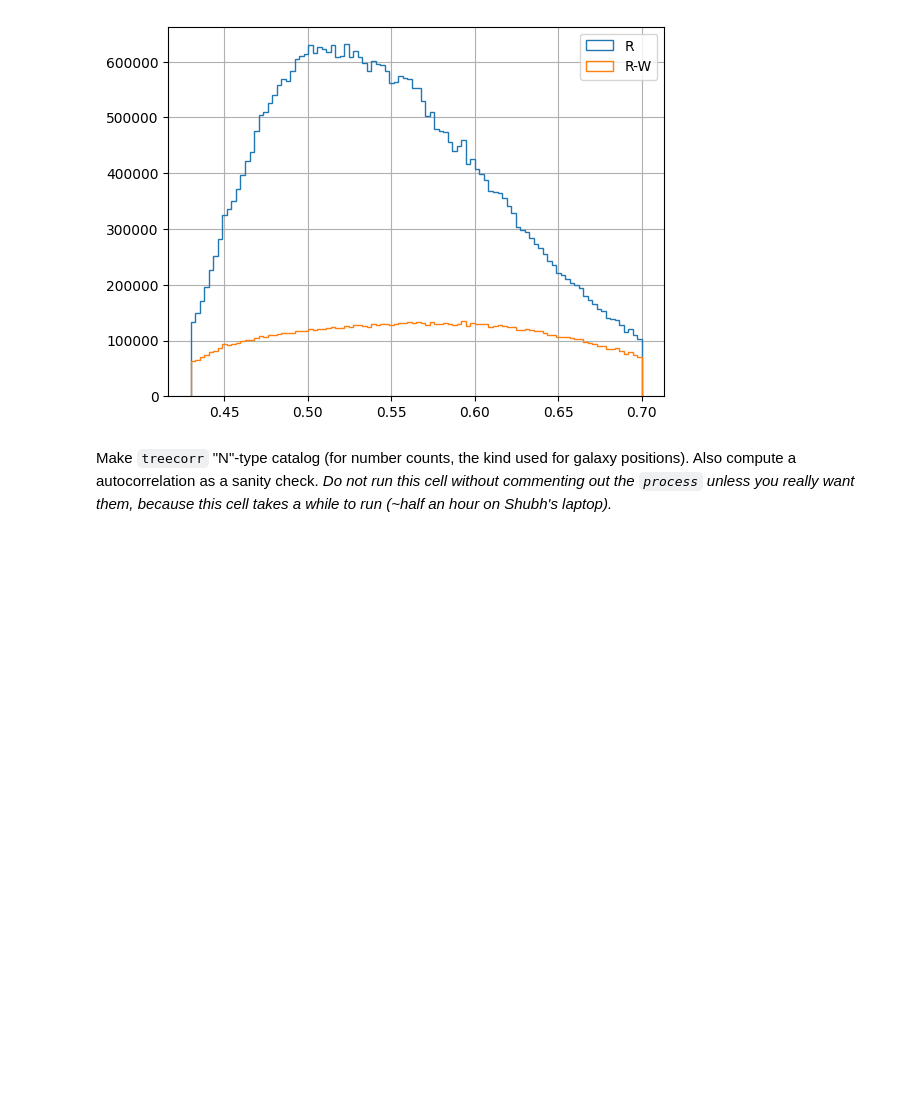
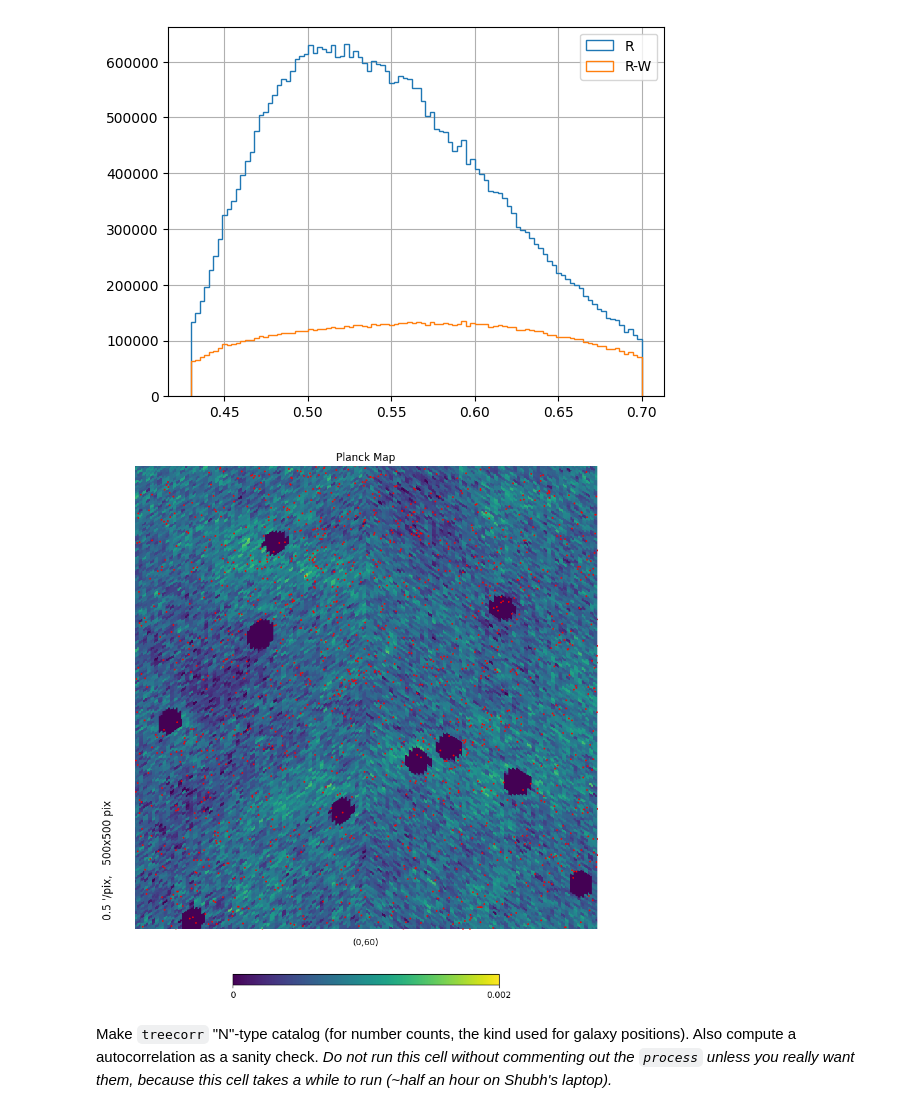
Before and after one commit to shubhagrawal30/LIM_archival, a Jupyter notebook: notebooks/treecorr.ipynb, the cells around one changed output. Saved outputs shown, nothing was run; the diff lists cells and outputs as text; code cells hidden in the pictures; blank space fills up the shorter version.

```diff
--- a/notebooks/treecorr.ipynb
+++ b/notebooks/treecorr.ipynb
@@ -23,6 +22,6 @@ os.listdir('.')
  'HFI_Mask_PointSrc_2048_R2.00.fits']
 # %%
-with fits.open('HFI_Mask_PointSrc_2048_R2.00.fits') as hdu:
+with fits.open('../data/HFI_Mask_PointSrc_2048_R2.00.fits') as hdu:
     header = hdu[1].header
     point_mask = hdu[1].data['F353'] * hdu[1].data['F545'] * hdu[1].data['F857']
 
@@ -48,7 +47,7 @@ COMMENT For further details see Planck Explanatory Supplement at:
 COMMENT   http://www.cosmos.esa.int/wikiSI/planckpla
 COMMENT ------------------------------------------------------------------------
 # %%
-with fits.open('HFI_Mask_GalPlane-apo2_2048_R2.00.fits') as hdu:
+with fits.open('../data/HFI_Mask_GalPlane-apo2_2048_R2.00.fits') as hdu:
     header = hdu[1].header
     gal_mask = hdu[1].data['GAL040']
 
@@ -79,7 +78,7 @@ print(mask.shape, np.sum(mask) / mask.size)
 # %% [output]
 (50331648,) 0.33182088534037274
 # %%
-with fits.open('HFI_SkyMap_353-psb-field-IQU_2048_R3.00_full.fits') as hdul:
+with fits.open('../data/HFI_SkyMap_353-psb-field-IQU_2048_R3.00_full.fits') as hdul:
     Ivals = hdul[1].data['I_STOKES']
     header = hdul[1].header
 
@@ -178,18 +177,18 @@ plt.close()
 # %%
-with fits.open("galaxy_DR12v5_CMASS_North.fits") as hdul:
+with fits.open("../data/galaxy_DR12v5_CMASS_North.fits") as hdul:
     thead, tdata = hdul[1].header, hdul[1].data
     print(tdata.shape)
 
-with fits.open("galaxy_DR12v5_CMASS_South.fits") as hdul:
+with fits.open("../data/galaxy_DR12v5_CMASS_South.fits") as hdul:
     tdata = np.append(tdata, hdul[1].data)
     print(hdul[1].data.shape)
     print(tdata.shape)
 
-with fits.open("random0_DR12v5_CMASS_North.fits") as hdul:
+with fits.open("../data/random0_DR12v5_CMASS_North.fits") as hdul:
     rhead, rdata = hdul[1].header, hdul[1].data
     print(rdata.shape)
 
-with fits.open("random0_DR12v5_CMASS_South.fits") as hdul:
+with fits.open("../data/random0_DR12v5_CMASS_South.fits") as hdul:
     rdata = np.append(rdata, hdul[1].data)
     print(hdul[1].data.shape)
     print(rdata.shape)
@@ -234,6 +233,21 @@ plt.show()
 plt.close()
 # %% [output]
 [figure]
+# %%
+icrs_coords = SkyCoord(ra=tdata['RA'] * u.degree, dec=tdata['DEC'] * u.degree, frame='icrs')
+gal_coords = icrs_coords.galactic
+
+# Plot the Planck map
+plt.figure(1, figsize=(10, 10))
+hp.gnomview(Ivals * mask, rot=[0, 60], reso=0.5, nest=True, min=0, max=2e-3, xsize=500, ysize=500, fig=1, title='Planck Map')
+
+# Overlay the galaxy catalog
+hp.projscatter(gal_coords.l.deg, gal_coords.b.deg, lonlat=True, s=1, c='r')
+
+plt.show()
+plt.close()
+# %% [output]
+[figure, added]
 # %% [markdown]
 Make `treecorr` "N"-type catalog (for number counts, the kind used for galaxy positions). Also compute a autocorrelation as a sanity check. *Do not run this cell without commenting out the `process` unless you really want them, because this cell takes a while to run (~half an hour on Shubh's laptop).*
 # %%
```
Also changed, not shown: parts of 4 cells of this notebook.
